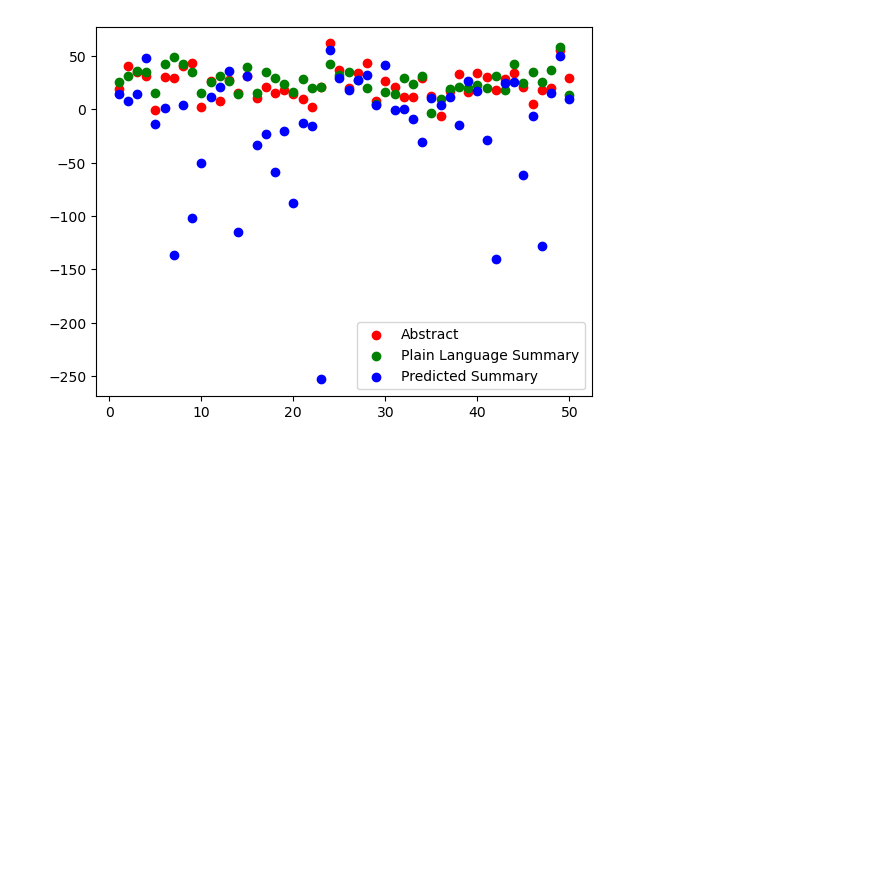
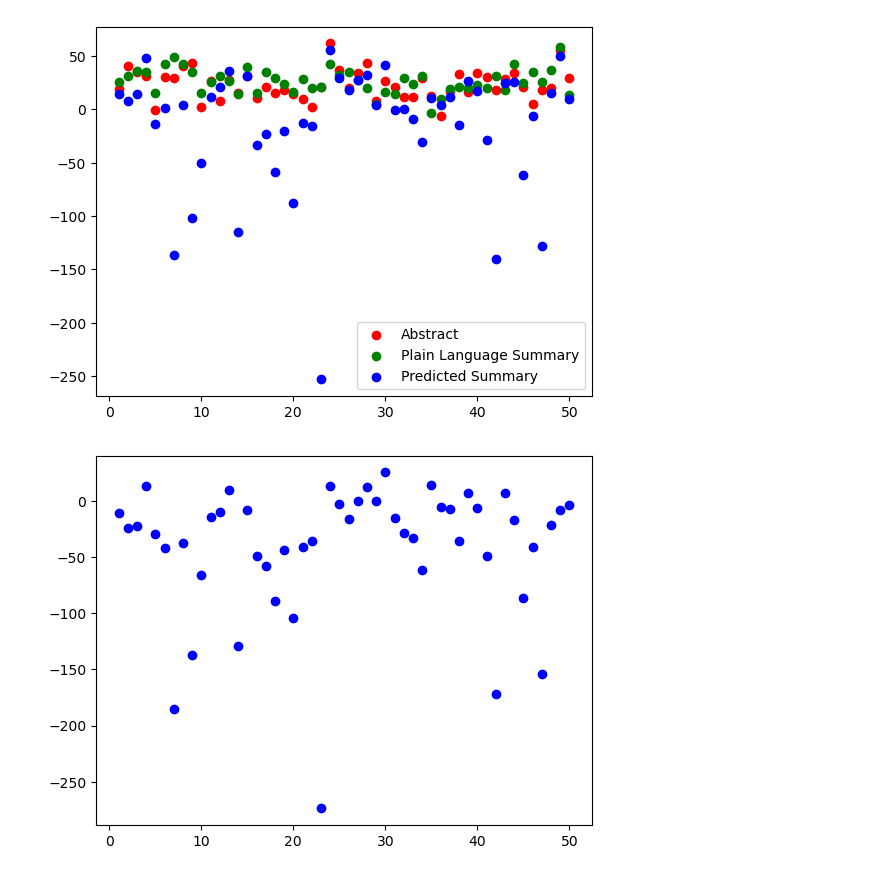
Before and after one commit to afnanmmir/Research-Paper-Summarizer, a Jupyter notebook: streamlit/model_testing.ipynb, the cells around one changed output. Cells and saved outputs as stored; diff of their text form; code cells hidden in the pictures; blank space fills up the shorter version.

Commit message:
plotting the difference between predicted summary score and given summary score

```diff
--- a/streamlit/model_testing.ipynb
+++ b/streamlit/model_testing.ipynb
@@ -123,3 +123,12 @@ plt.legend(["Abstract", "Plain Language Summary", "Predicted Summary"])
 plt.show()
 # %% [output]
 [figure]
+# %%
+difference = list()
+for i in range(1000):
+    difference.append(predicted_summary_score[i] - plain_language_summary_score[i])
+
+plt.scatter(x_val[:50], difference[:50], color="blue")
+plt.show()
+# %% [output]
+[figure, added]
```
